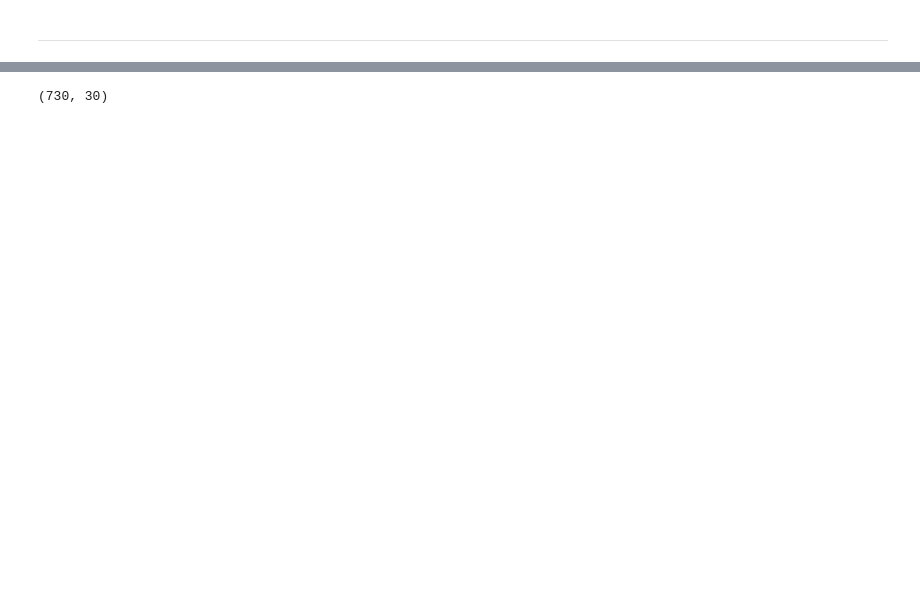
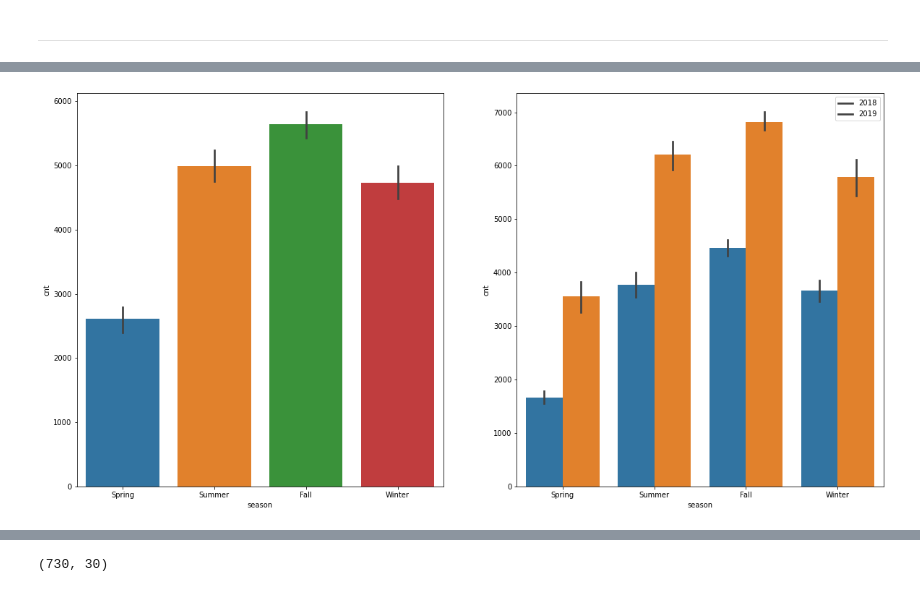
Before and after one commit to 98abhilash/Bike-Sharing-MLR, a Jupyter notebook: linear_regression.ipynb, the cells around one changed output, grey strips where cells are left out. Saved outputs shown, nothing was run; the diff lists cells and outputs as text; code cells hidden in the pictures; blank space fills up the shorter version.

```diff
--- a/linear_regression.ipynb
+++ b/linear_regression.ipynb
@@ -322,0 +316,9 @@ plt.show()
+# %%
+def categorical_plot(col,x,y):
+    plt.figure(figsize = (x,y))
+    plt.subplot(1,2,1)
+    sns.barplot(col,'cnt',data=df)
+    plt.subplot(1,2,2)
+    sns.barplot(col,'cnt',data=df, hue='yr')
+    plt.legend(labels=['2018', '2019'])
+    return
@@ -322,0 +334,4 @@ plt.show()
+# %%
+categorical_plot('season',20,10)
+# %% [output]
+[figure, added]
```
Also changed, not shown: parts of 35 cells of this notebook.
